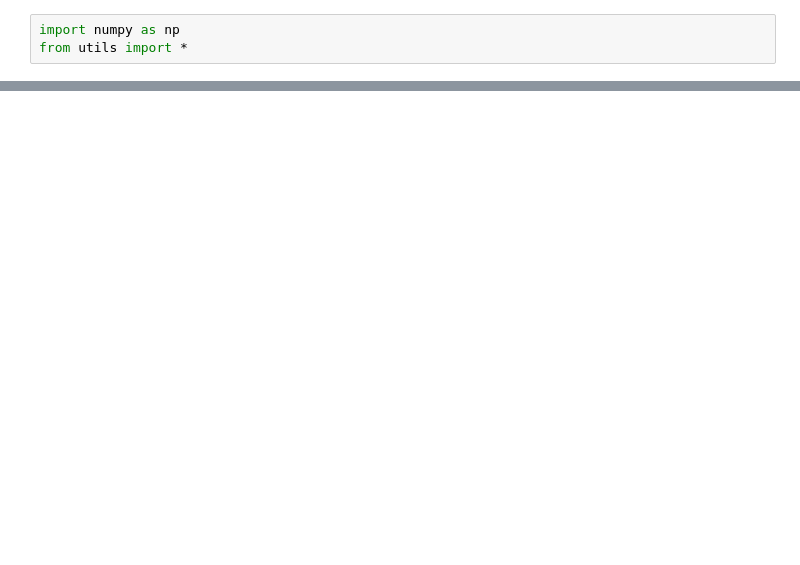
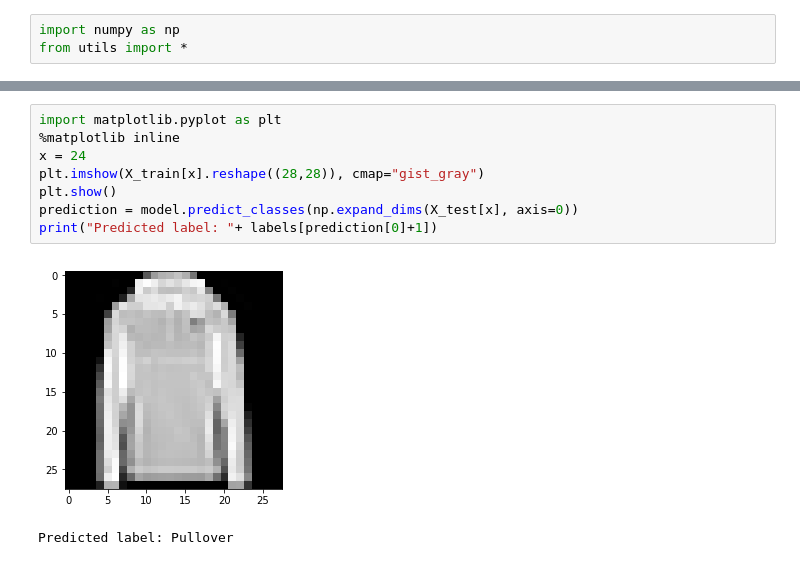
Before and after one commit to franz101/Fashion-MNIST, a Jupyter notebook: 01_CNN_EXAMPLE.ipynb, the cells around one changed output, grey strips where cells are left out. Drawn from its saved outputs; the diff is of its cells as text; blank space fills up the shorter version.

```diff
--- a/01_CNN_EXAMPLE.ipynb
+++ b/01_CNN_EXAMPLE.ipynb
@@ -54,0 +81,11 @@ print('Test accuracy:', score[1])
+# %%
+import matplotlib.pyplot as plt
+%matplotlib inline
+x = 24
+plt.imshow(X_train[x].reshape((28,28)), cmap="gist_gray")
+plt.show()
+prediction = model.predict_classes(np.expand_dims(X_test[x], axis=0))
+print("Predicted label: "+ labels[prediction[0]+1])
+# %% [output]
+[figure, added]
+Predicted label: Pullover
```
Also changed, not shown: parts of 16 cells of this notebook, 8 other files.
